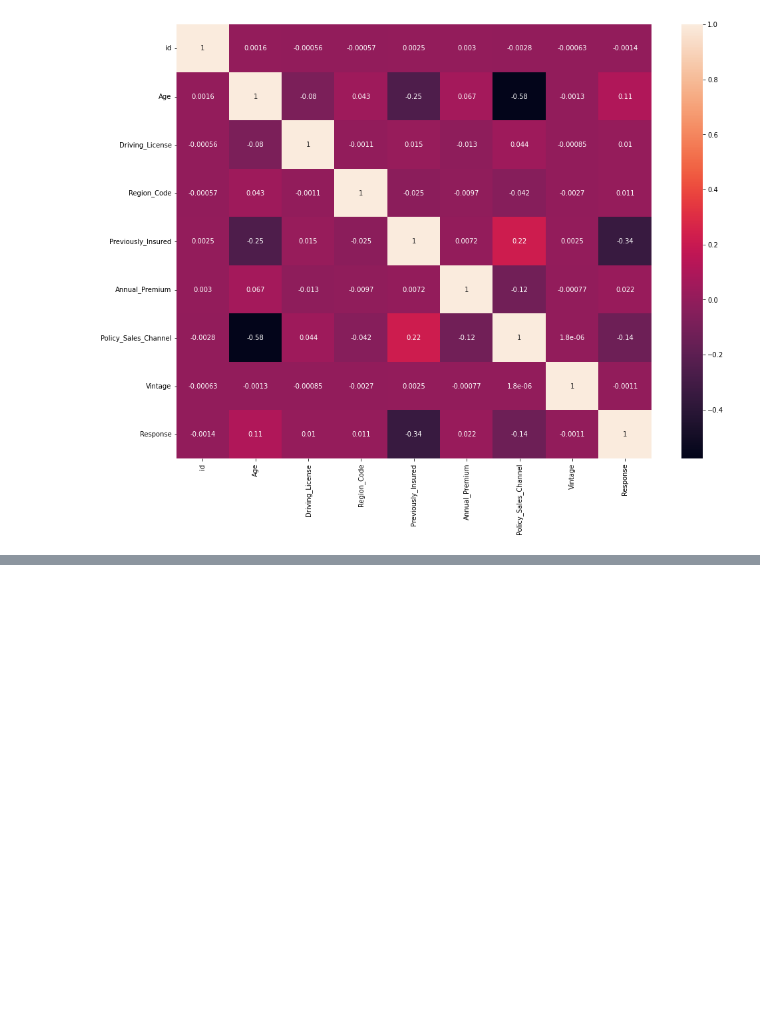
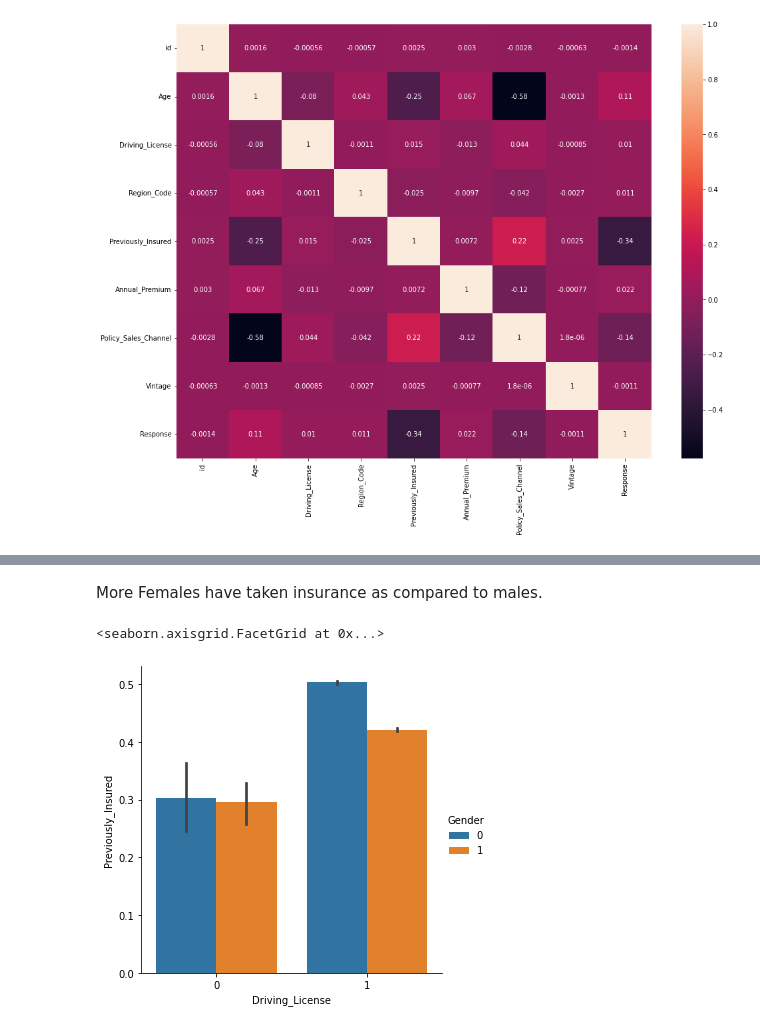
Before and after one commit to sapanapawar/Health-Insurance-Cross-Sell-Prediction, a Jupyter notebook: HEALTH_INSURANCE_CROSS_SELL_PREDICTION.ipynb, the cells around one changed output, grey strips where cells are left out. Cells and saved outputs as stored; diff of their text form; code cells hidden in the pictures; blank space fills up the shorter version.

```diff
--- a/HEALTH_INSURANCE_CROSS_SELL_PREDICTION.ipynb
+++ b/HEALTH_INSURANCE_CROSS_SELL_PREDICTION.ipynb
@@ -429,0 +482,8 @@ sns.heatmap(df.corr(), annot=True)
+# %% [markdown]
+More Females have taken insurance as compared to males.
+# %%
+#Plotting catplot
+sns.catplot(x='Driving_License', y='Previously_Insured', hue='Gender', kind = 'bar', data = df)
+# %% [output]
+<seaborn.axisgrid.FacetGrid at 0x...>
+[figure, added]
```
Also changed, not shown: parts of 39 cells of this notebook.
